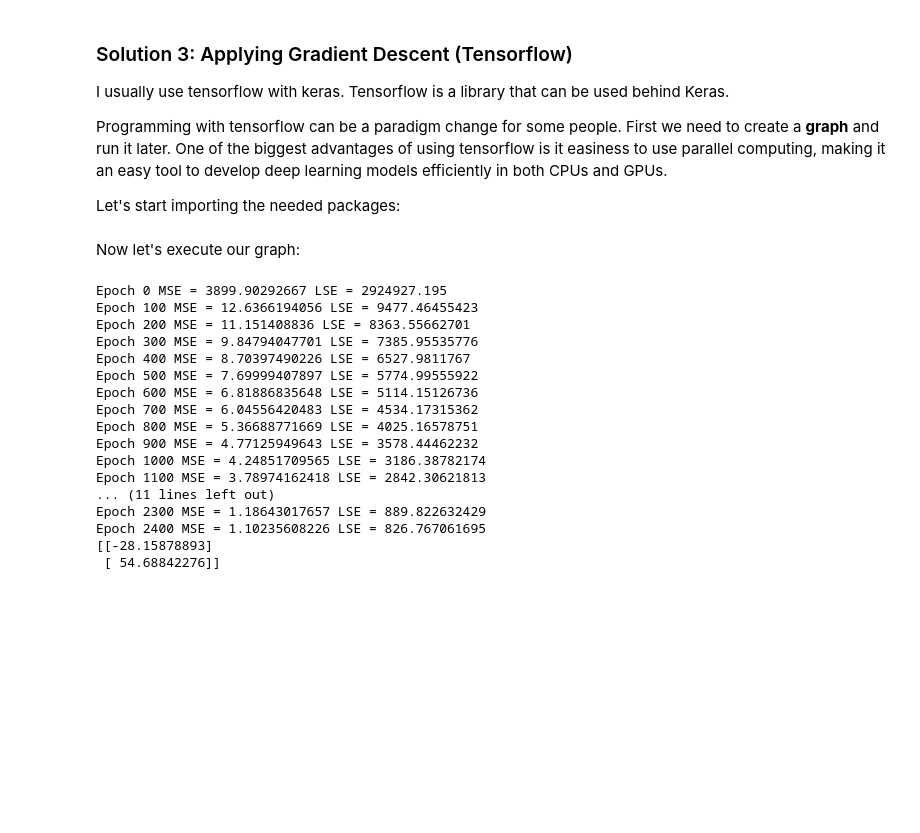
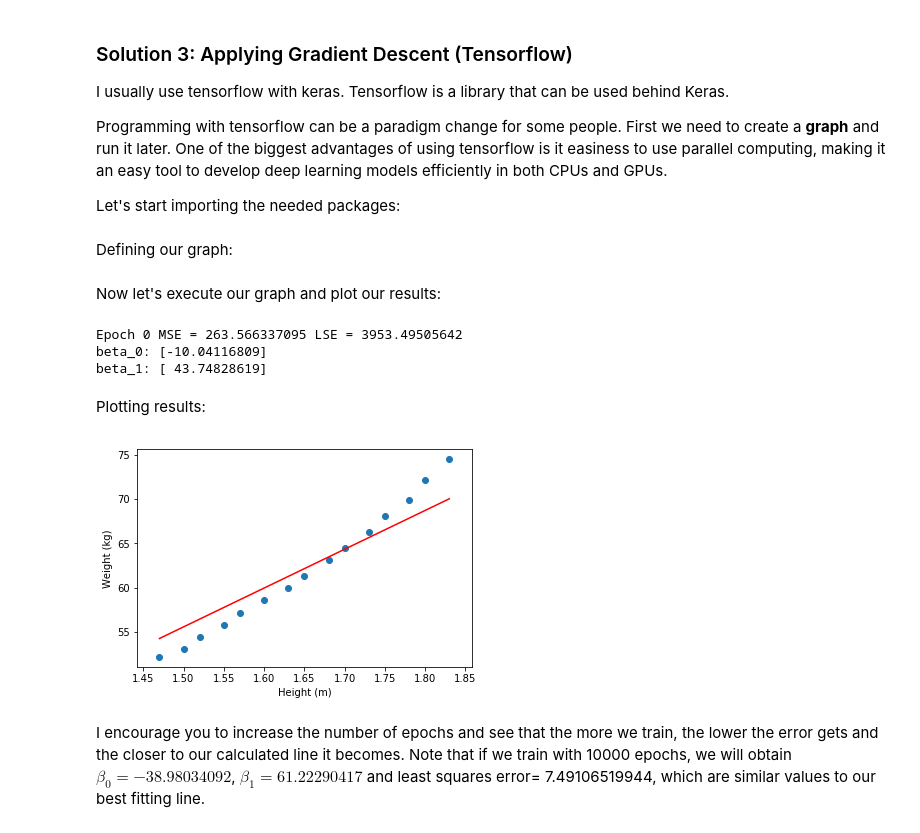
Before and after one commit to rafaelpadilla/Deep-Learning-Topics, a Jupyter notebook: Linear_Regression_Prob_1.ipynb, the cells around one changed output. Drawn from its saved outputs; the diff is of its cells as text; code cells hidden in the pictures; blank space fills up the shorter version.

```diff
--- a/Linear_Regression_Prob_1.ipynb
+++ b/Linear_Regression_Prob_1.ipynb
@@ -185,36 +196,29 @@ import pandas as pd
 import numpy.random as rand
 # To enable reproducibility
 rand.seed(26051984)
+# %% [markdown]
+Defining our graph:
 # %%
 tf.reset_default_graph()
 
 # Defining variables that will be updated during training
-# betas = tf.Variable([0, 0], dtype = tf.float32) # initializing beta_0 as 0 and beta_1 as 0
-betas = tf.Variable(np.zeros((2,1), np.float64))
+betas = tf.Variable(np.zeros((2,1), np.float64)) # initializing beta_0 as 0 and beta_1 as 0
 Xb = np.hstack([np.ones(shape=(15,1)), np.reshape(height, (15,1))])
 Yb = np.reshape(weight,(15,1))
-
-Xb = np.repeat(Xb, 50 , axis=0)
-Yb = np.repeat(Yb, 50 , axis=0)
-
-# x = [[1, i] for i in height] # create our entries - first input is always 1
-# x = np.reshape(height,(len(x),2))
-
 # x (input) is constant (it will never be changed)
-x = tf.constant(Xb)
+x_const = tf.constant(Xb)
 # y (expected output) is also a constant
-y = tf.constant(Yb)
+y_const = tf.constant(Yb)
 # Defining our output
-output = tf.matmul(x,betas)
-error = output-y
+output = tf.matmul(x_const,betas)
+error = output-y_const
 mse = tf.reduce_mean(tf.square(error))
-# # mse = np.mean(np.square(output-y))
 lse = tf.reduce_sum(tf.square(error))
 optimizer = tf.train.GradientDescentOptimizer(learning_rate=0.1).minimize(mse)
 # %% [markdown]
-Now let's execute our graph:
+Now let's execute our graph and plot our results:
 # %%
-num_epochs = 2500
+num_epochs = 1000
 learning_rate = 0.2
 
 # Creating our session
@@ -222,30 +226,37 @@ with tf.Session() as session:
     # Initializing our variables
     session.run(tf.global_variables_initializer())
     for epoch in range(num_epochs):
-
-        # Calculate error every 10 epochs
-        if epoch % 100 == 0:
-            print("Epoch %s MSE = %s LSE = %s" %(epoch, mse.eval(), lse.eval()))
         # Run our graph
         out = session.run(optimizer)
         best_betas = betas.eval()
+        # Calculate error every 1000 epochs
+        if epoch % 1000 == 0:
+            print("Epoch %s MSE = %s LSE = %s" %(epoch, mse.eval(), lse.eval()))
 
-print(best_betas)
+            # Getting beta 0 and beta 1
+beta_0 = best_betas[0]
+beta_1 = best_betas[1]
+# Printing results
+print("beta_0: %s" % beta_0)
+print("beta_1: %s " % beta_1)
 # %% [output]
-Epoch 0 MSE = 3899.90292667 LSE = 2924927.195
-Epoch 100 MSE = 12.6366194056 LSE = 9477.46455423
-Epoch 200 MSE = 11.151408836 LSE = 8363.55662701
-Epoch 300 MSE = 9.84794047701 LSE = 7385.95535776
-Epoch 400 MSE = 8.70397490226 LSE = 6527.9811767
-Epoch 500 MSE = 7.69999407897 LSE = 5774.99555922
-Epoch 600 MSE = 6.81886835648 LSE = 5114.15126736
-Epoch 700 MSE = 6.04556420483 LSE = 4534.17315362
-Epoch 800 MSE = 5.36688771669 LSE = 4025.16578751
-Epoch 900 MSE = 4.77125949643 LSE = 3578.44462232
-Epoch 1000 MSE = 4.24851709565 LSE = 3186.38782174
-Epoch 1100 MSE = 3.78974162418 LSE = 2842.30621813
-... (11 lines left out)
-Epoch 2300 MSE = 1.18643017657 LSE = 889.822632429
-Epoch 2400 MSE = 1.10235608226 LSE = 826.767061695
-[[-28.15878893]
- [ 54.68842276]]
+Epoch 0 MSE = 263.566337095 LSE = 3953.49505642
+beta_0: [-10.04116809]
+beta_1: [ 43.74828619]
+# %% [markdown]
+Plotting results:
+# %%
+# Plotting
+x
+y_min = beta_0 + (beta_1*np.min(x))
+y_max = beta_0 + (beta_1*np.max(x))
+plt.scatter(x, y)
+plt.xlabel('Height (m)')
+plt.ylabel('Weight (kg)')
+plt.plot([np.min(x),np.max(x)], [y_min,y_max],c='r')
+plt.show()
+# %% [output]
+[figure, added]
+# %% [markdown]
+I encourage you to increase the number of epochs and see that the more we train, the lower the error gets and the closer to our calculated line it becomes.
+Note that if we train with 10000 epochs, we will obtain $\beta_0=-38.98034092$, $\beta_1=61.22290417$ and least squares error= 7.49106519944, which are similar values to our best fitting line.
```
Also changed, not shown: parts of 5 cells of this notebook.
